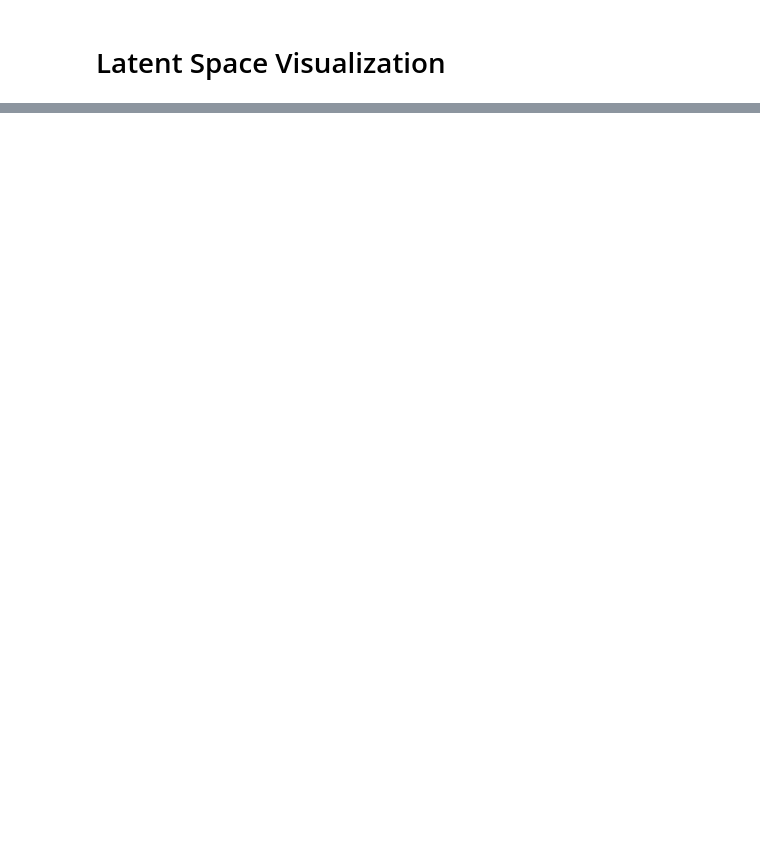
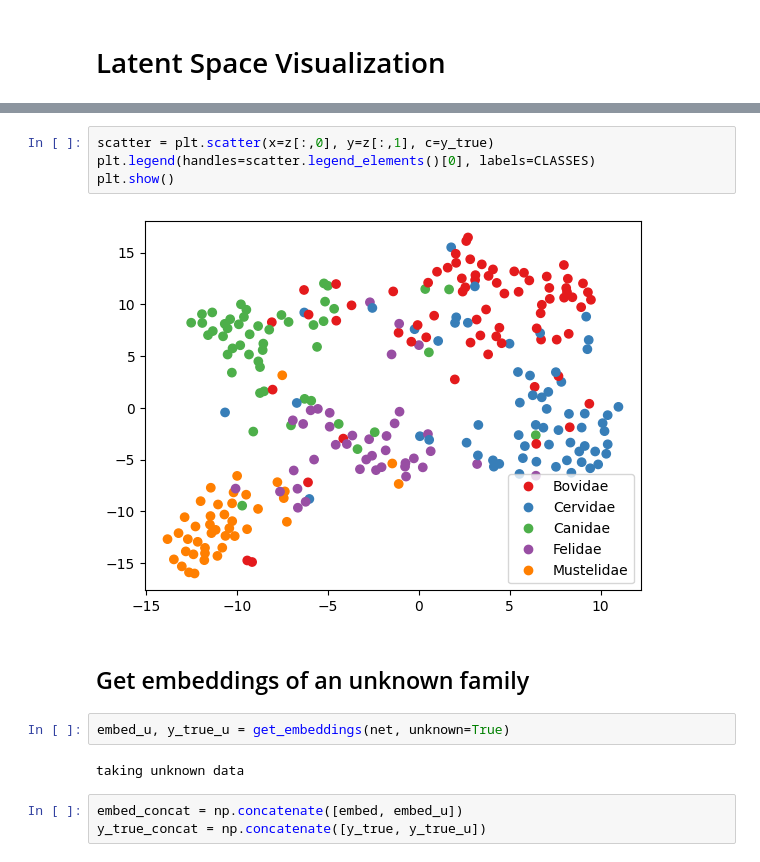
Before and after one commit to Idanlu/BrainDistance, a Jupyter notebook: mami.ipynb, the cells around one changed output, grey strips where cells are left out. Saved outputs shown, nothing was run; the diff lists cells and outputs as text; blank space fills up the shorter version.

```diff
--- a/mami.ipynb
+++ b/mami.ipynb
@@ -539,0 +444,15 @@ def distributed_sinkhorn(out):
+# %%
+scatter = plt.scatter(x=z[:,0], y=z[:,1], c=y_true)
+plt.legend(handles=scatter.legend_elements()[0], labels=CLASSES)
+plt.show()
+# %% [output]
+[figure, added]
+# %% [markdown]
+## Get embeddings of an unknown family
+# %%
+embed_u, y_true_u = get_embeddings(net, unknown=True)
+# %% [output]
+taking unknown data
+# %%
+embed_concat = np.concatenate([embed, embed_u])
+y_true_concat = np.concatenate([y_true, y_true_u])
```
Also changed, not shown: parts of 20 cells of this notebook, 5 other files.
